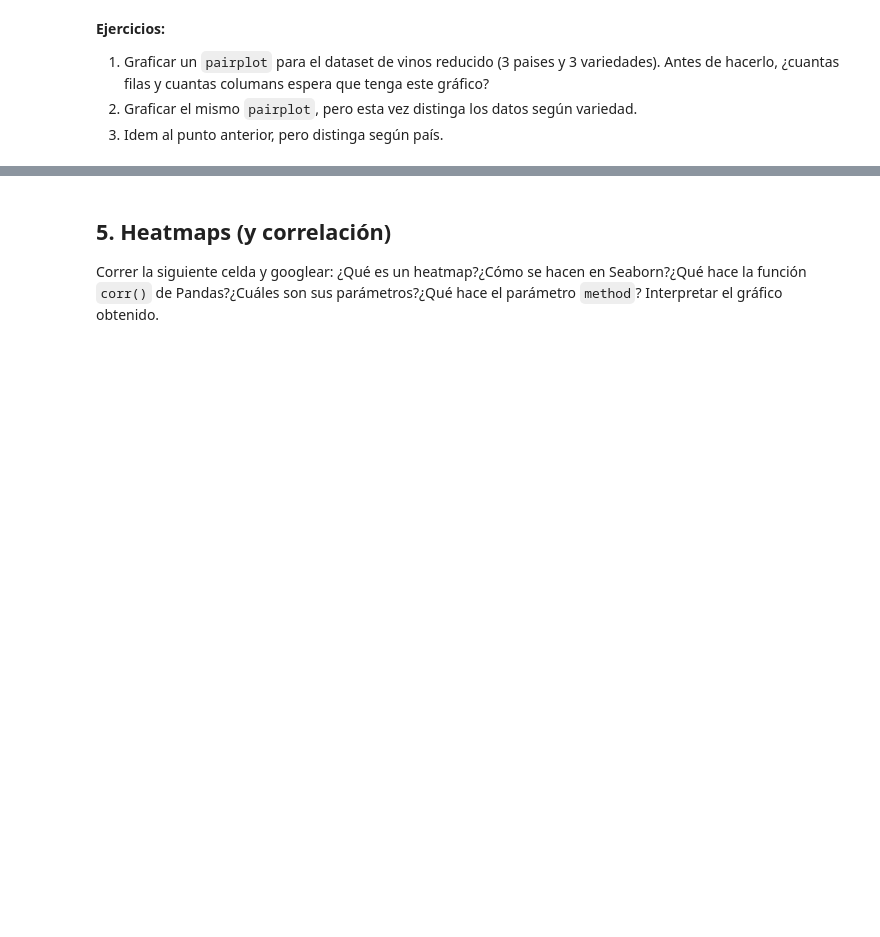
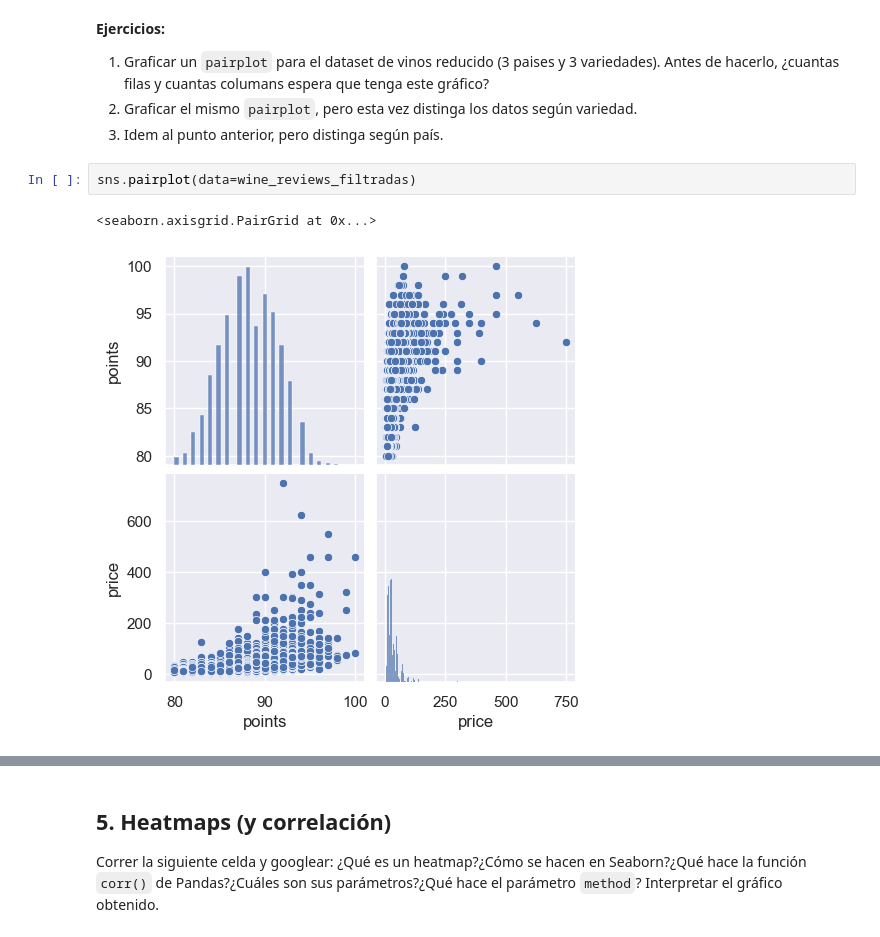
Before and after one commit to ksfajardo/M5, a Jupyter notebook: Clase 07/Visualizacion Seaborn.ipynb, the cells around one changed output, grey strips where cells are left out. Cells and saved outputs as stored; diff of their text form; blank space fills up the shorter version.

```diff
--- a/Clase 07/Visualizacion Seaborn.ipynb
+++ b/Clase 07/Visualizacion Seaborn.ipynb
@@ -307,3 +318,8 @@ sns.pairplot(data=iris_data, hue="species")
 1. Graficar un `pairplot` para el dataset de vinos reducido (3 paises y 3 variedades). Antes de hacerlo, ¿cuantas filas y cuantas columans espera que tenga este gráfico?
 2. Graficar el mismo `pairplot`, pero esta vez distinga los datos según variedad.
 3. Idem al punto anterior, pero distinga según país.
+# %%
+sns.pairplot(data=wine_reviews_filtradas)
+# %% [output]
+<seaborn.axisgrid.PairGrid at 0x...>
+[figure, added]
```
Also changed, not shown: parts of 13 cells of this notebook.
